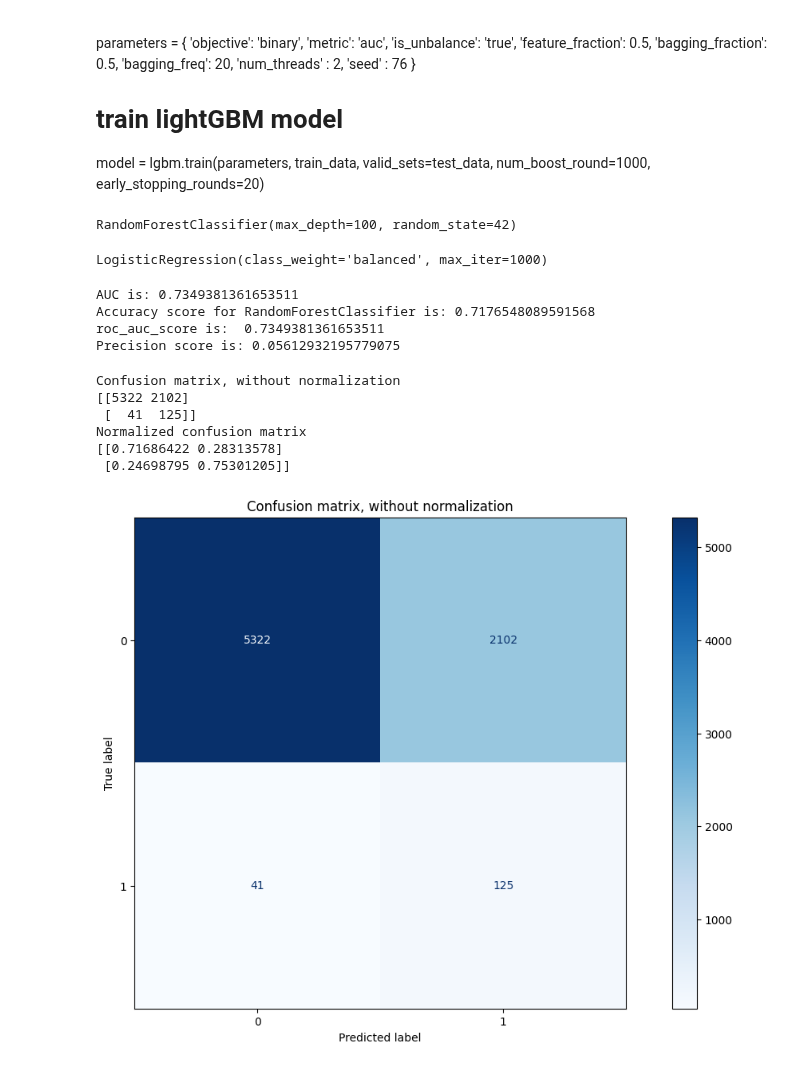
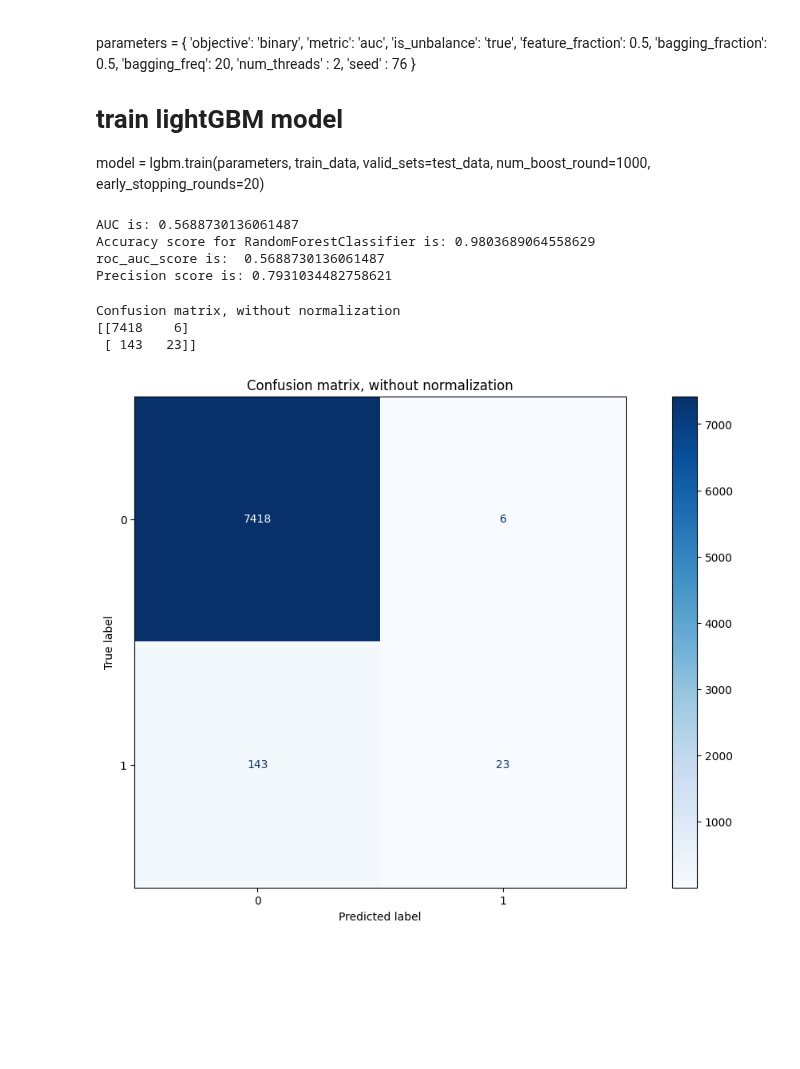
Before and after one commit to Michael-Mbajwa/Complex-Networks, a Jupyter notebook: Assignment9_MichaelMbajwa/Assignment9_Michael_Mbajwa.ipynb, the cells around one changed output. Cells and saved outputs as stored; diff of their text form; code cells hidden in the pictures; blank space fills up the shorter version.

```diff
--- a/Assignment9_MichaelMbajwa/Assignment9_Michael_Mbajwa.ipynb
+++ b/Assignment9_MichaelMbajwa/Assignment9_Michael_Mbajwa.ipynb
@@ -237,15 +243,11 @@ model = lgbm.train(parameters,
                    num_boost_round=1000,
                    early_stopping_rounds=20)
 # %%
-model = RandomForestClassifier(n_estimators=100, max_depth=100, random_state=42)
-model.fit(x_train, np.ravel(train_df['link']))
+# define model
+model = RandomForestClassifier(random_state=42)
+
+# fit
+result = model.fit(x_train, np.ravel(train_df['link']))
-# %% [output]
-RandomForestClassifier(max_depth=100, random_state=42)
-# %%
-model = LogisticRegression(class_weight="balanced", max_iter=1000)
-model.fit(x_train, np.ravel(train_df['link']))
-# %% [output]
-LogisticRegression(class_weight='balanced', max_iter=1000)
 # %%
 # predict
 results = model.predict(x_test)
@@ -263,38 +265,34 @@ print("Accuracy score for RandomForestClassifier is:", acc_score)
 print("roc_auc_score is: ", rocAucScore)
 print("Precision score is:", precision_score)
 # %% [output]
-AUC is: 0.7349381361653511
-Accuracy score for RandomForestClassifier is: 0.7176548089591568
-roc_auc_score is:  0.7349381361653511
-Precision score is: 0.05612932195779075
+AUC is: 0.5688730136061487
+Accuracy score for RandomForestClassifier is: 0.9803689064558629
+roc_auc_score is:  0.5688730136061487
+Precision score is: 0.7931034482758621
 # %%
 # Let's view the confusion matrix
 confusion_matrix(test_df['link'], results)
 
 #Plot non-normalized confusion matrix
 titles_options = [
     ("Confusion matrix, without normalization", None),
-    ("Normalized confusion matrix", "true"),
 ]
 for title, normalize in titles_options:
     disp = ConfusionMatrixDisplay.from_estimator(
         model,
         x_test,
         test_df['link'],
         cmap=plt.cm.Blues,
         normalize=normalize,
     )
     disp.ax_.set_title(title)
 
     print(title)
     print(disp.confusion_matrix)
 
 plt.show()
 # %% [output]
 Confusion matrix, without normalization
-[[5322 2102]
- [  41  125]]
-Normalized confusion matrix
-[[0.71686422 0.28313578]
- [0.24698795 0.75301205]]
+[[7418    6]
+ [ 143   23]]
-[figure, old version]
+[figure, new version]
```
Also changed, not shown: parts of 8 cells of this notebook.
